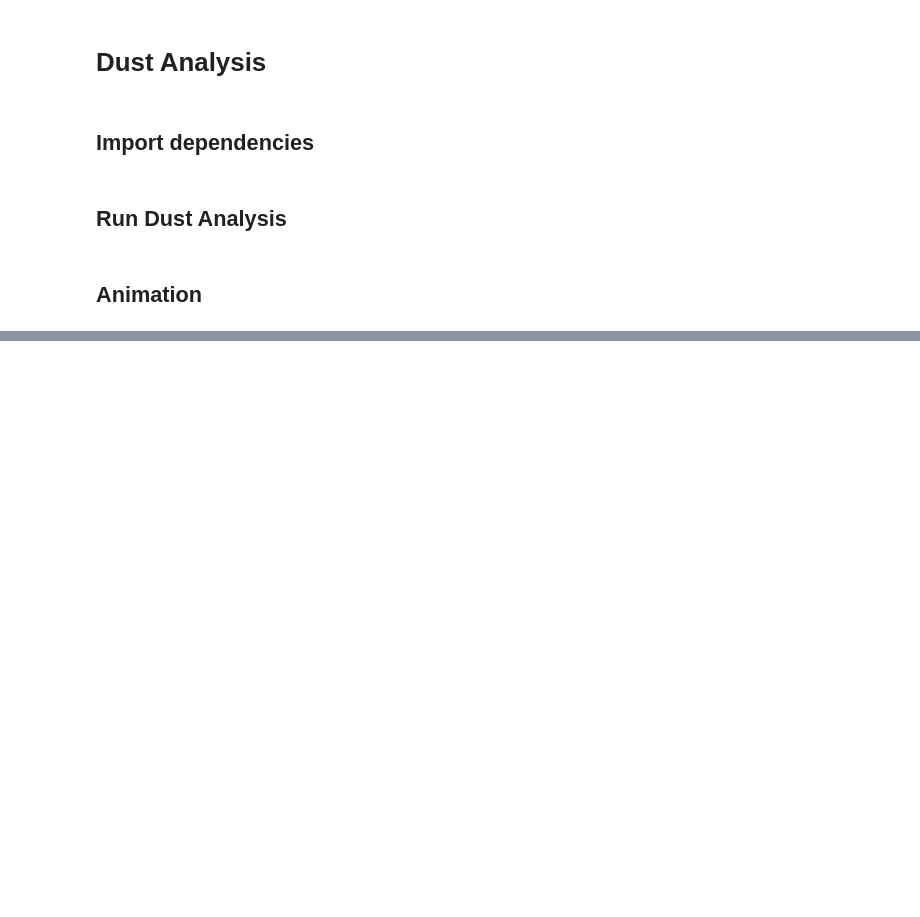
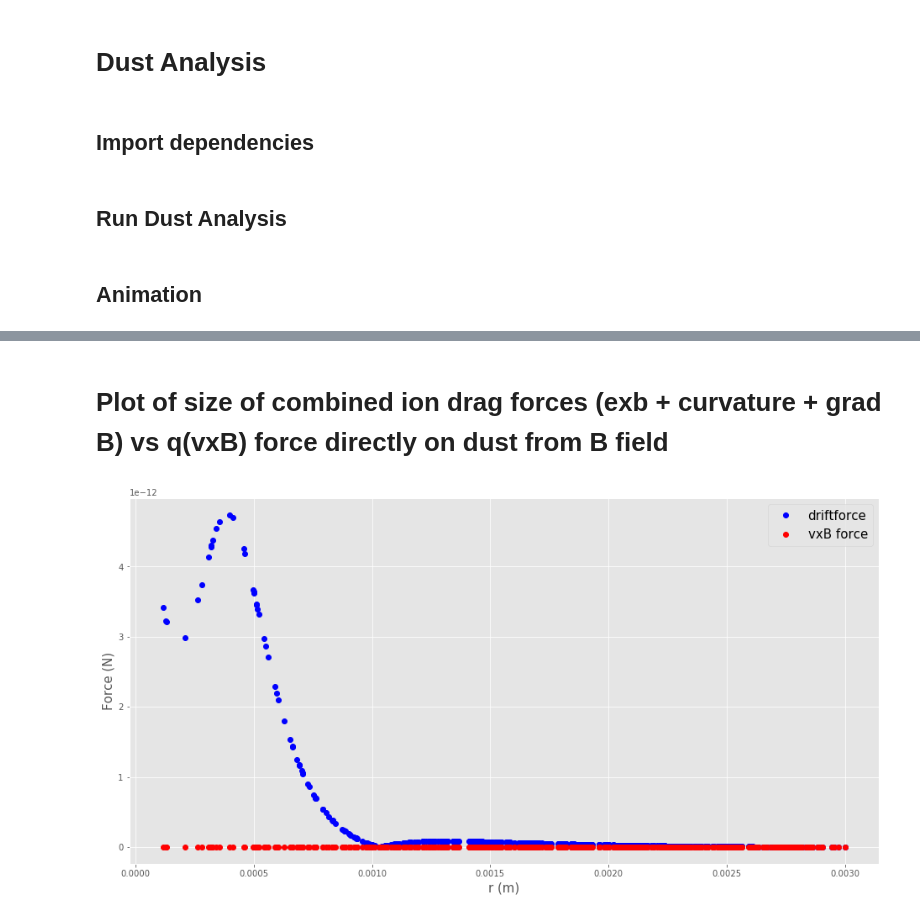
Before and after one commit to yue-wang-sabrina/dusty-plasmas, a Jupyter notebook: msci/jupyter/dust_analysis.ipynb, the cells around one changed output, grey strips where cells are left out. Drawn from its saved outputs; the diff is of its cells as text; code cells hidden in the pictures; blank space fills up the shorter version.

```diff
--- a/msci/jupyter/dust_analysis.ipynb
+++ b/msci/jupyter/dust_analysis.ipynb
@@ -50,0 +95,49 @@ HTML(anim.to_html5_video())
+# %%
+def norm(x):
+    return numpy.sqrt(x[0]**2+x[1]**2+x[2]**2)
+
+beffect1 = BEffectsAnalysis()
+beffect1.create_particles(
+    numparticles=500,
+    initpositions=generate_particle_equilibrium_positions()
+)
+beffect1.create_pairs()
+beffect1.interact_and_iterate(
+    iterationsB=2000,
+    init_iterations=100,
+    method='NoGibs',
+    modified_b_field=prepare_modified_b_field()
+)
+beffect1.sort_positions_of_particles()
+# %%
+vxbforcelist = []
+positions = []
+velocities = []
+radialfield=[]
+crossnosheath = []
+crosswithsheath = []
+Bfield=[]
+driftforcelist = []
+
+for i in beffect1.dustdict:
+    positions.append(numpy.sqrt(beffect1.dustdict[i].pos[0]**2+beffect1.dustdict[i].pos[1]**2))
+    velocities.append(norm(beffect1.dustdict[i].vel))
+    radialfield.append(norm(beffect1.dustdict[i].radialfield()))
+    normB=norm(beffect1.dustdict[i].dipoleB(const.dipolepos))
+    Bfield.append(beffect1.dustdict[i].dipoleB(const.dipolepos)[2])
+    crosswithsheath.append(norm(numpy.cross(beffect1.dustdict[i].radialfield()+beffect1.dustdict[i].sheathfield(),beffect1.dustdict[i].dipoleB(const.dipolepos))/normB**2))
+    crossnosheath.append(norm(numpy.cross(beffect1.dustdict[i].radialfield(),beffect1.dustdict[i].dipoleB(const.dipolepos))/normB**2))
+    vxbforcelist.append(norm(beffect1.dustdict[i].vxBforce()))
+    driftforcelist.append(norm(beffect1.dustdict[i].EXBacchybrid(B=beffect1.dustdict[i].dipoleB(const.dipolepos),combinedrifts=True)))
+# %% [markdown]
+# Plot of size of combined ion drag forces (exb + curvature + grad B) vs q(vxB) force directly on dust from B field
+# %%
+fig, ax = plt.subplots(nrows=1, ncols=1, figsize=(16, 8))
+
+ax.plot(positions,const.md*numpy.array(driftforcelist),'bo',label='driftforce')
+ax.plot(positions,vxbforcelist,'ro',label='vxB force')
+ax.set_xlabel("r (m)", fontsize=15)
+ax.set_ylabel("Force (N)", fontsize=15)
+ax.legend(fontsize=15);
+# %% [output]
+[figure, added]
```
Also changed, not shown: parts of 15 cells of this notebook, 6 other files.
